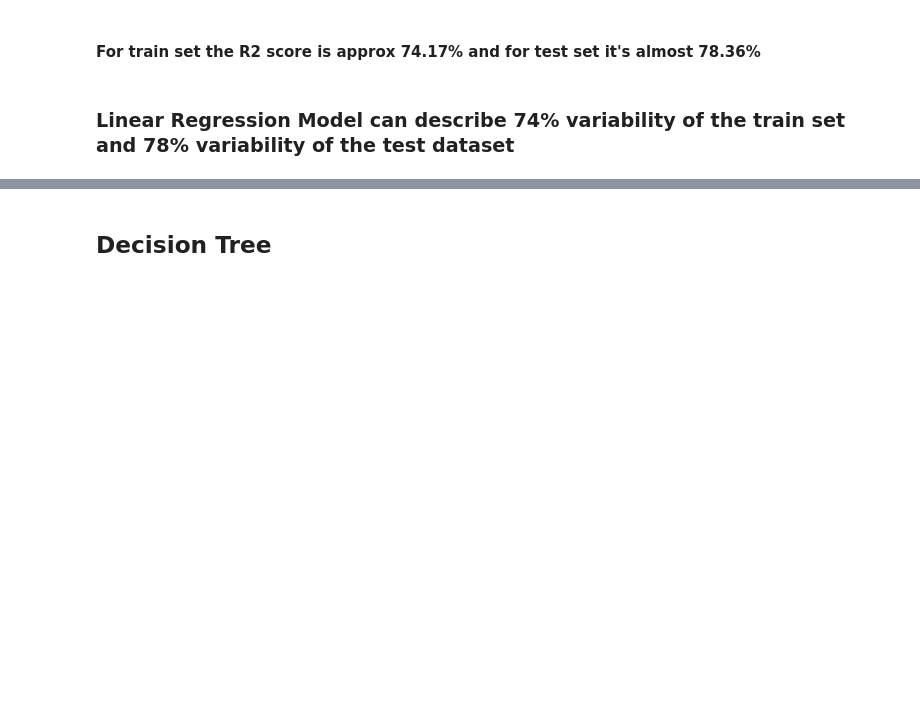
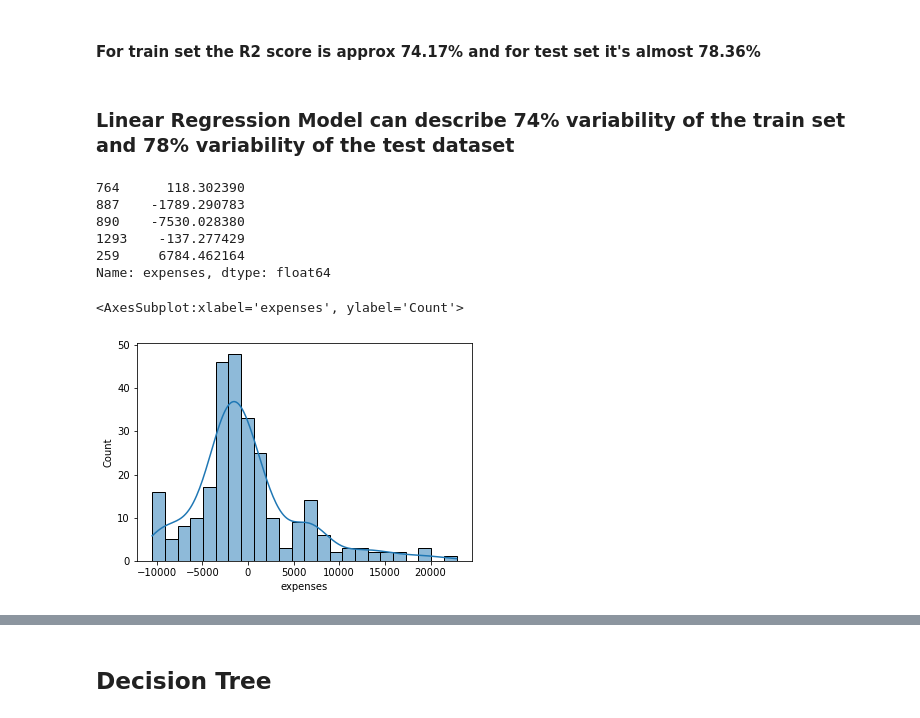
Before and after one commit to Rajdeep-personal/My-Projects-on-Machine-Learning, a Jupyter notebook: Medical Expense Prediction.ipynb, the cells around one changed output, grey strips where cells are left out. Saved outputs shown, nothing was run; the diff lists cells and outputs as text; code cells hidden in the pictures; blank space fills up the shorter version.

```diff
--- a/Medical Expense Prediction.ipynb
+++ b/Medical Expense Prediction.ipynb
@@ -796,3 +1089,19 @@ Lin_reg.intercept_
 #### For train set the R2 score is approx 74.17% and for test set it's almost 78.36%
 # %% [markdown]
 ### Linear Regression Model can describe 74% variability of the train set and 78% variability of the test dataset
+# %%
+res = y_test - y_pred_test_regression
+# %%
+res[:5]
+# %% [output]
+764      118.302390
+887    -1789.290783
+890    -7530.028380
+1293    -137.277429
+259     6784.462164
+Name: expenses, dtype: float64
+# %%
+sns.histplot(res, kde=True)
+# %% [output]
+<AxesSubplot:xlabel='expenses', ylabel='Count'>
+[figure, added]
```
Also changed, not shown: parts of 116 cells of this notebook.
